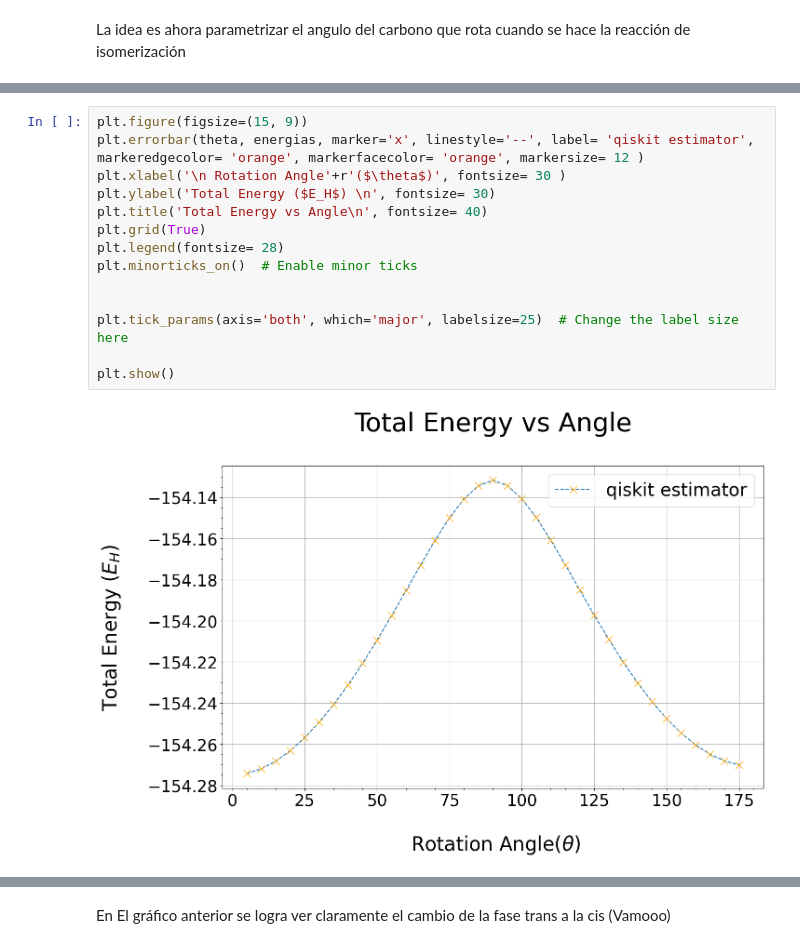
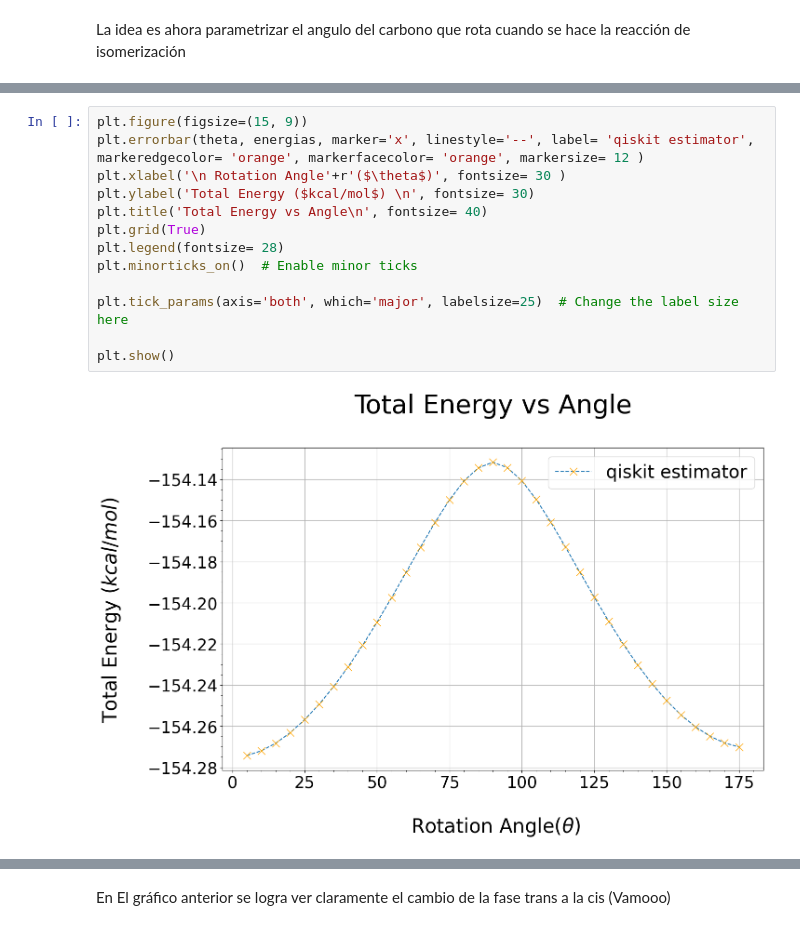
Before and after one commit to jervaal/IPRE-VQE, a Jupyter notebook: try.ipynb, the cells around one changed output, grey strips where cells are left out. Saved outputs shown, nothing was run; the diff lists cells and outputs as text.

```diff
--- a/try.ipynb
+++ b/try.ipynb
@@ -554,19 +560,18 @@ for i, d in enumerate(theta):
 # %%
 plt.figure(figsize=(15, 9))
 plt.errorbar(theta, energias, marker='x', linestyle='--', label= 'qiskit estimator', markeredgecolor= 'orange', markerfacecolor= 'orange', markersize= 12 )
 plt.xlabel('\n Rotation Angle'+r'($\theta$)', fontsize= 30 )
-plt.ylabel('Total Energy ($E_H$) \n', fontsize= 30)
+plt.ylabel('Total Energy ($kcal/mol$) \n', fontsize= 30)
 plt.title('Total Energy vs Angle\n', fontsize= 40)
 plt.grid(True)
 plt.legend(fontsize= 28)
 plt.minorticks_on()  # Enable minor ticks
 
-
 plt.tick_params(axis='both', which='major', labelsize=25)  # Change the label size here
 
 plt.show()
 # %% [output]
-[figure, old version]
+[figure, new version]
 # %%
 plt.figure(figsize=(15, 9))
 plt.errorbar(theta, energia_elect, marker='x', linestyle='--', label= 'qiskit estimator', markeredgecolor= 'orange', markerfacecolor= 'orange', markersize= 12 )
```
Also changed, not shown: parts of 5 cells of this notebook.
